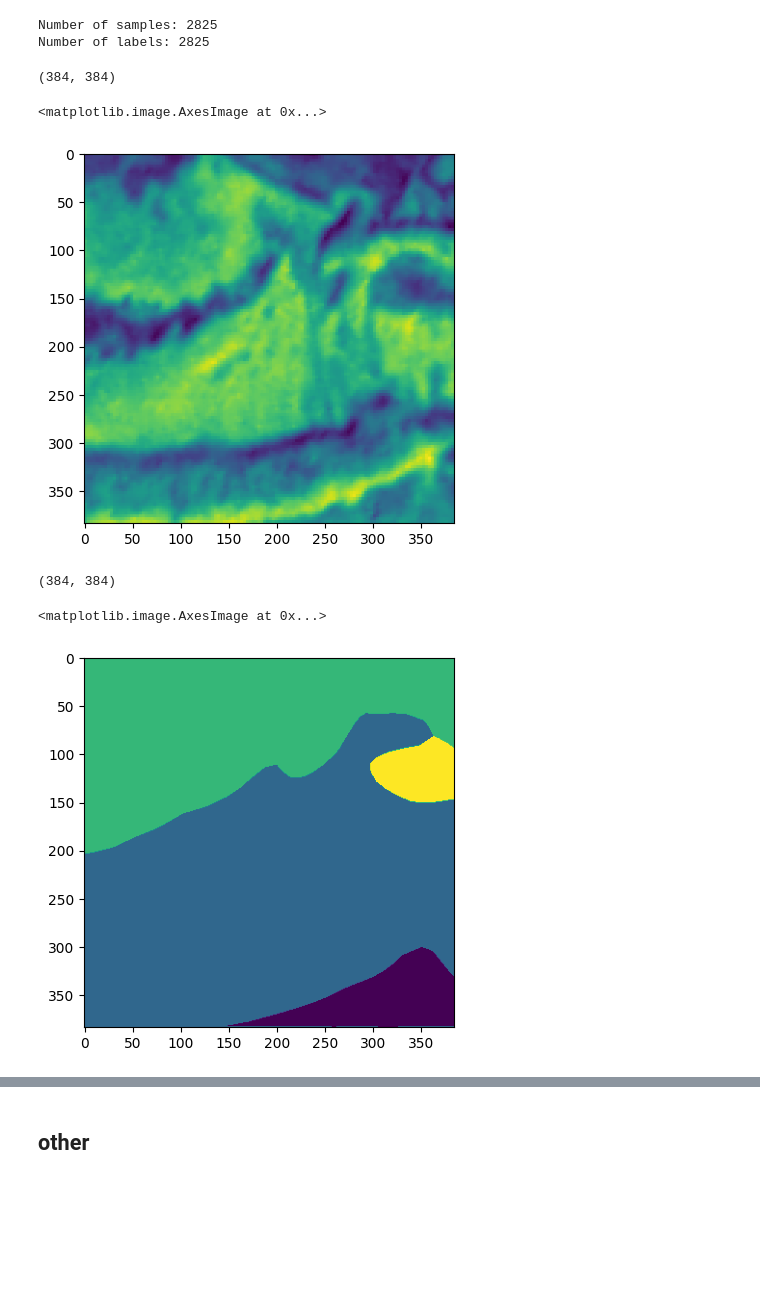
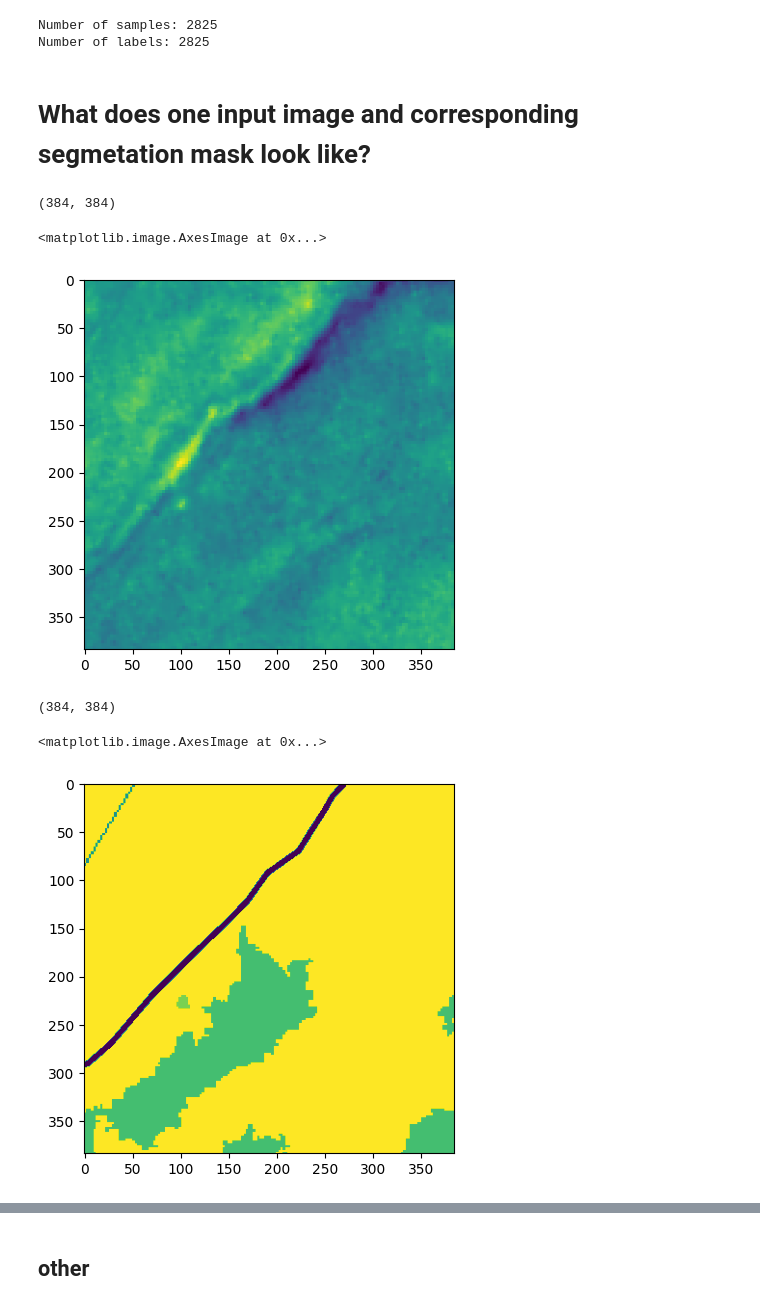
Before and after one commit to MadmanMarble/MadmanMarble, a Jupyter notebook: 16march_unet.ipynb, the cells around one changed output, grey strips where cells are left out. Saved outputs shown, nothing was run; the diff lists cells and outputs as text; code cells hidden in the pictures; blank space fills up the shorter version.

```diff
--- a/16march_unet.ipynb
+++ b/16march_unet.ipynb
@@ -78,8 +80,10 @@ Number of samples: 2825
 Number of labels: 2825
 # %%
 # input_img_paths
+# %% [markdown]
+# What does one input image and corresponding segmetation mask look like?
 # %%
-dataset = gdal.Open(input_img_paths[150])
+dataset = gdal.Open(input_img_paths[225])
 band = dataset.GetRasterBand(8)
 array = band.ReadAsArray()
 print(array.shape)
@@ -87,17 +91,17 @@ plt.imshow(array)
 # %% [output]
 (384, 384)
 <matplotlib.image.AxesImage at 0x...>
-[figure, old version]
+[figure, new version]
 # %%
-datasetLabel = gdal.Open(target_img_paths[150])
+datasetLabel = gdal.Open(target_img_paths[225])
 band = datasetLabel.GetRasterBand(1)
 array = band.ReadAsArray()
 print(array.shape)
 plt.imshow(array)
 # %% [output]
 (384, 384)
 <matplotlib.image.AxesImage at 0x...>
-[figure, old version]
+[figure, new version]
 # %%
 # from tensorflow import keras
 # import numpy as np
```
Also changed, not shown: parts of 13 cells of this notebook.
